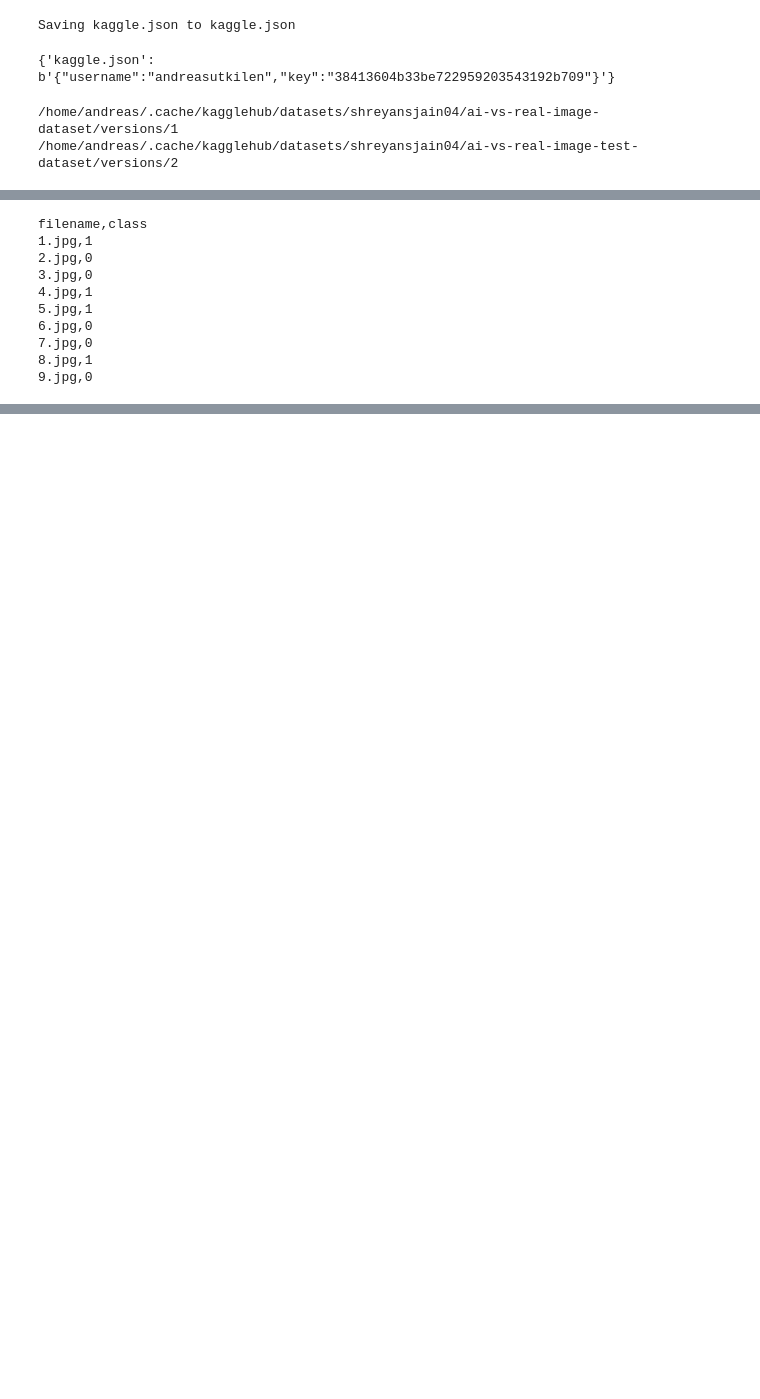
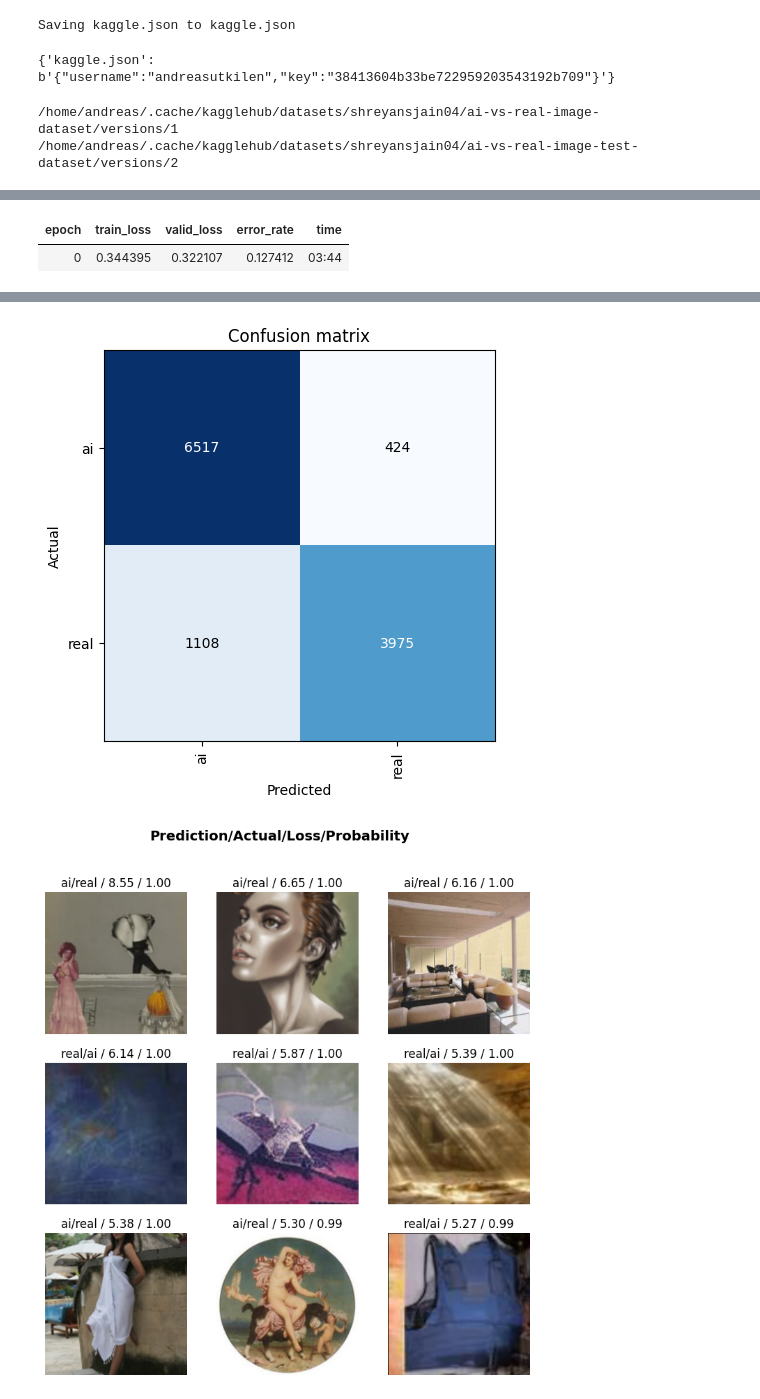
Before and after one commit to AndreasUtkilen/paddy, a Jupyter notebook: deepfake.ipynb, the cells around one changed output, grey strips where cells are left out. Saved outputs shown, nothing was run; the diff lists cells and outputs as text; code cells hidden in the pictures; blank space fills up the shorter version.

```diff
--- a/deepfake.ipynb
+++ b/deepfake.ipynb
@@ -67,13 +67,21 @@ def train(arch, size, item=Resize(480, method='squish'), accum=1, finetune=True,
     learn = vision_learner(dls, arch, metrics=error_rate, cbs=cbs).to_fp16()
     if finetune:
         learn.fine_tune(epochs, 0.01)
-        tst_files = get_image_files(tst_path).sorted()
+        tst_files = get_image_files(tst_path)
 
         interp = ClassificationInterpretation.from_learner(learn)
         interp.plot_confusion_matrix()
         interp.plot_top_losses(9)
 
-        return learn.tta(dl=dls.test_dl(tst_files))
+        test_dl = learn.dls.test_dl(tst_files)
+        preds, _ = learn.tta(dl=test_dl)
+
+        submission = pd.DataFrame({
+            "filename": [f.name for f in test_dl.items],
+            "class": preds.argmax(dim=1).numpy()
+        })
+        submission.to_csv("submission.csv", index=False)
+
     else:
         learn.unfreeze()
         learn.fit_one_cycle(epochs, 0.01)
@@ -125,16 +94,5 @@ idxs = avg_pr.argmax(dim=1)
-# %%
-ss = pd.read_csv(path/'sample.csv')
-ss['class'] = idxs
-ss.to_csv('subm.csv', index=False)
-!head subm.csv
-# %% [output]
-filename,class
-1.jpg,1
-2.jpg,0
-3.jpg,0
-4.jpg,1
-5.jpg,1
-6.jpg,0
-7.jpg,0
-8.jpg,1
-9.jpg,0
+# %%
+report_gpu()
+#convnext_large_in22k
+result = train('resnet50', 256, item=Resize((256, 256)), accum=1, epochs=1)
+# %% [output]
@@ -140,0 +103,2 @@ filename,class
+| epoch | train_loss | valid_loss | error_rate | time |
+| 0 | 0.344395 | 0.322107 | 0.127412 | 03:44 |
@@ -140,0 +110,2 @@ filename,class
+[figure, added]
+[figure, added]
```
Also changed, not shown: parts of 9 cells of this notebook, 1 other file.
